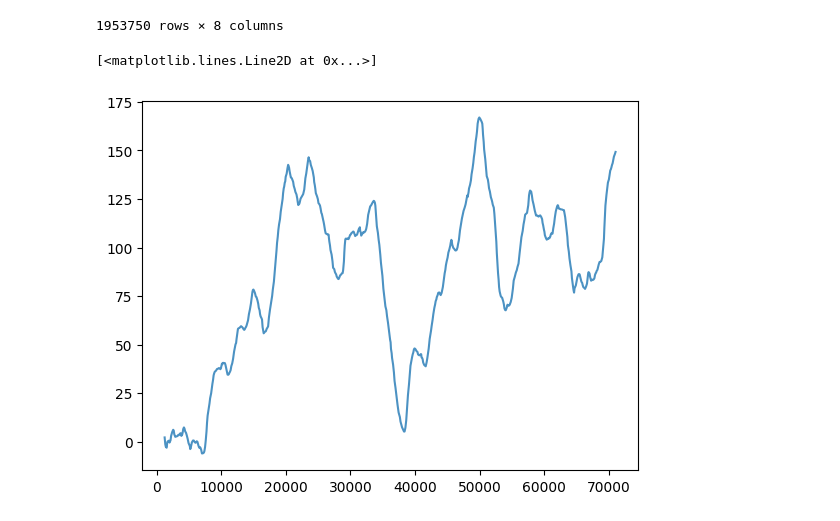
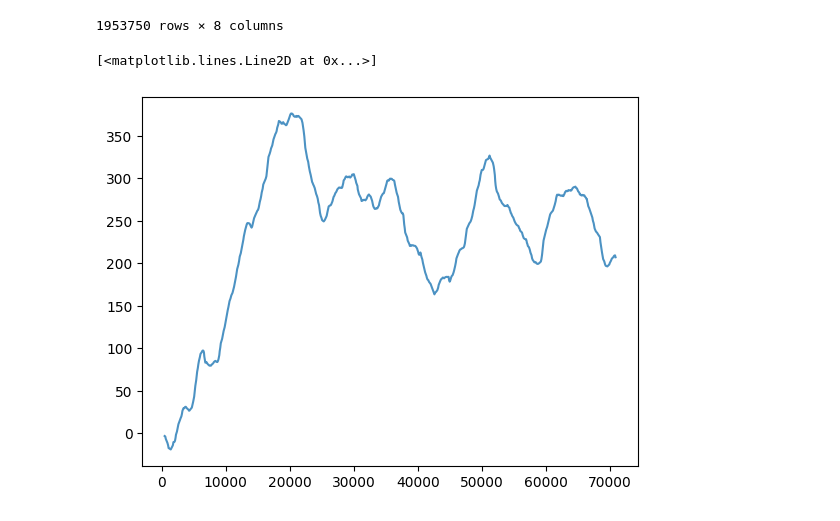
Before and after one commit to peppy-senpai/MBTA, a Jupyter notebook: part4_post_sim_analysis.ipynb, the cells around one changed output. Cells and saved outputs as stored; diff of their text form; code cells hidden in the pictures.

```diff
--- a/part4_post_sim_analysis.ipynb
+++ b/part4_post_sim_analysis.ipynb
@@ -324,17 +324,17 @@ resd
 | 1953749 | 100 | 652 | 5 | 4 | -65.647311 | 69.024292 | -1.0 | 14 |
 1953750 rows × 8 columns
 # %%
-rep = 9
+rep = 23
 pred = 0
-target = 3
+target = 1
 
 temp = resd[(resd['pred']==pred)&(resd['target']==target)&(resd['rep']==rep)]
 clock = timetable[(timetable['train_id']==target)&(timetable['rep']==rep)]
 
 y = temp['target_resd'].ewm(span=20).mean()
 x = clock['departure'][:len(y)]
 
 plt.plot(x, y, alpha=0.8)
 # %% [output]
 [<matplotlib.lines.Line2D at 0x...>]
-[figure, old version]
+[figure, new version]
```
Also changed, not shown: parts of 2 cells of this notebook, 3 other files.
